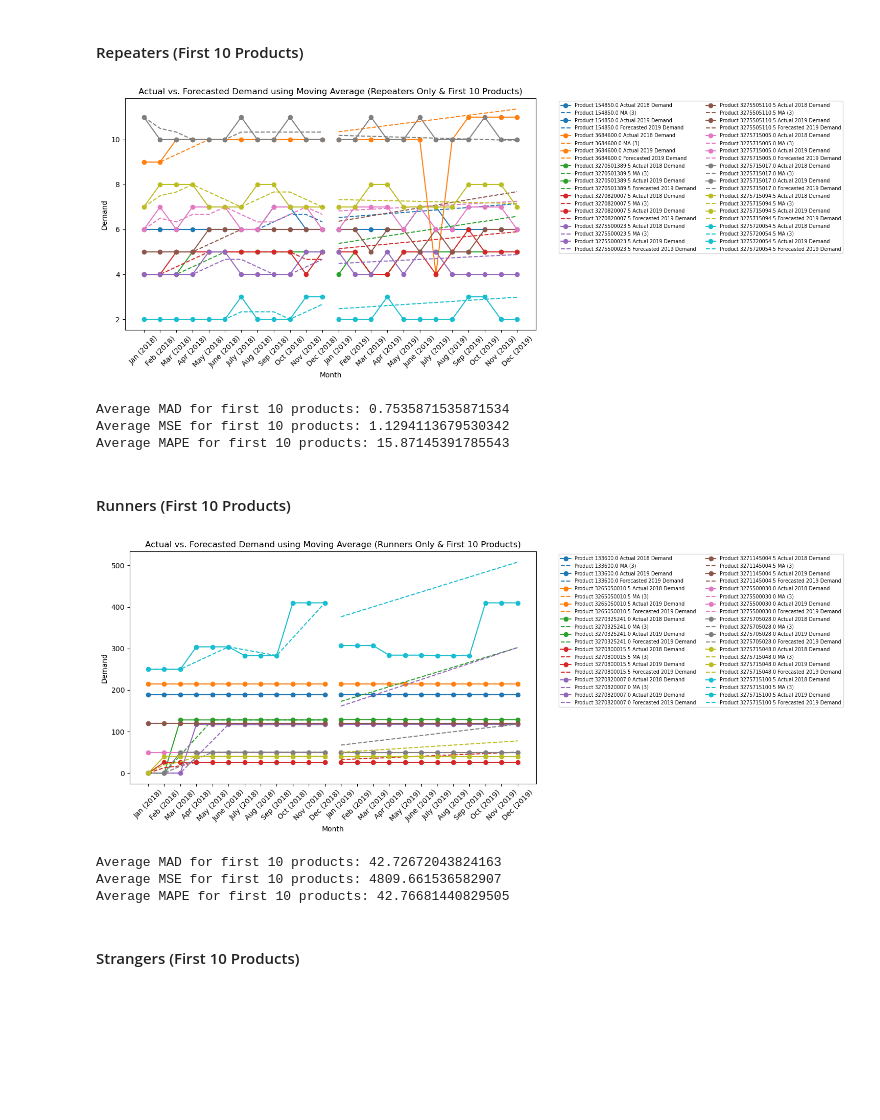
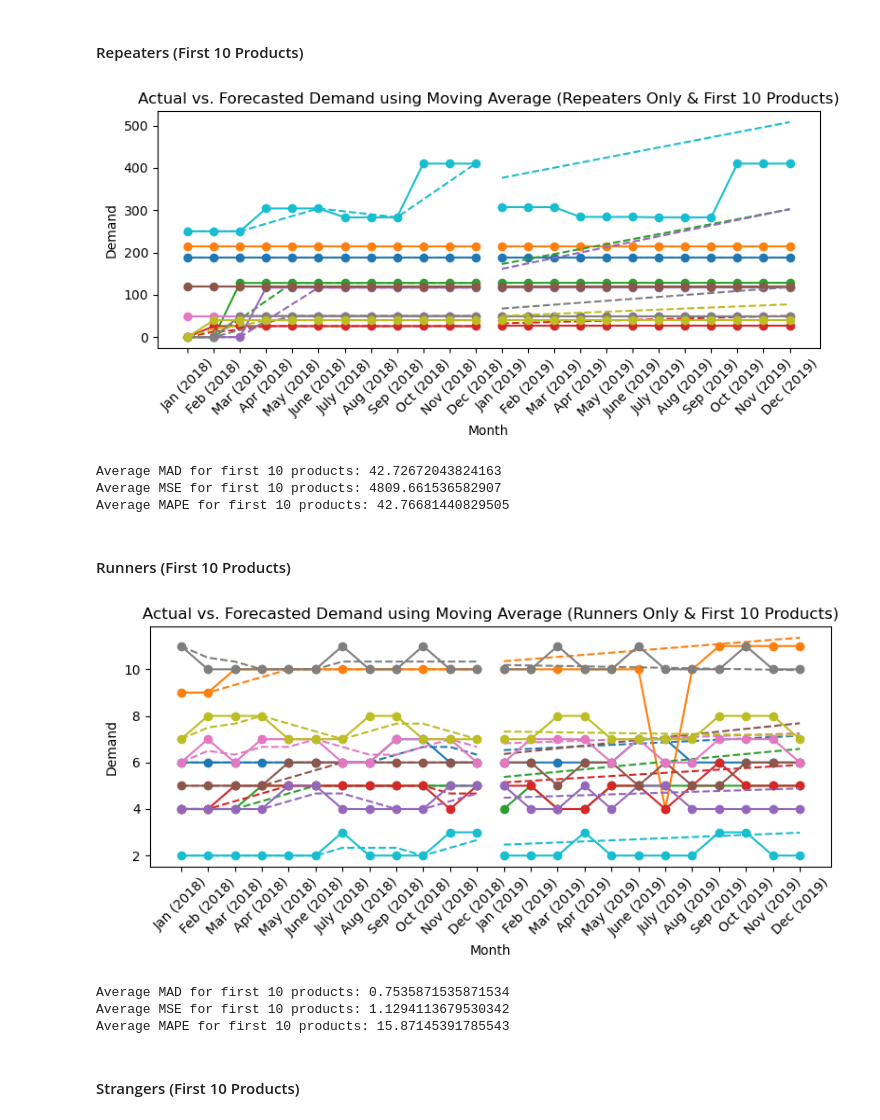
Before and after one commit to achchala/inventory-forecasting, a Jupyter notebook: moving_average.ipynb, the cells around one changed output. Drawn from its saved outputs; the diff is of its cells as text; code cells hidden in the pictures; blank space fills up the shorter version.

```diff
--- a/moving_average.ipynb
+++ b/moving_average.ipynb
@@ -134,7 +134,7 @@ start_index_2019 = df_repeaters.columns.get_loc("Jan (2019)")
 end_index_2019 = df_repeaters.columns.get_loc("Dec (2019)")
 
 # Initialize a plot
-plt.figure(figsize=(15, 6))
+plt.figure(figsize=(8, 4))
 colors = plt.cm.tab10(np.linspace(0, 1, 10))
 
 num_products_processed = 0
@@ -146,6 +146,9 @@ mape_list = []
 
 # Process each product
 for product_id, row in df_repeaters.iterrows():
+    # Skip product 3271255000
+    if product_id == 3271255000.5:
+        continue
     if num_products_processed < 10:
         # Get the color for the current product
         color = colors[num_products_processed]
@@ -181,38 +184,38 @@ for product_id, row in df_repeaters.iterrows():
             errors = test_data.values - forecast_moving_avg.flatten()
 
             # Calculate MAD, MSE, MAPE
             mad = np.mean(np.abs(errors))
             mse = np.mean(errors**2)
             mape = np.mean(np.abs(errors / test_data.values)) * 100
 
             # Store the calculated metrics
             mad_list.append(mad)
             mse_list.append(mse)
             mape_list.append(mape)
 
     # Increment the counter
     num_products_processed += 1
 
 plt.xlabel('Month')
 plt.ylabel('Demand')
 plt.title('Actual vs. Forecasted Demand using Moving Average (Repeaters Only & First 10 Products)')
 plt.xticks(rotation=45)
-plt.legend(bbox_to_anchor=(1.05, 1), loc='upper left', fontsize='x-small', ncol=2)
+# plt.legend(bbox_to_anchor=(1.05, 1), loc='upper left', fontsize='x-small', ncol=2)
 plt.tight_layout()
 plt.show()
 
 average_mad = np.mean(mad_list)
 average_mse = np.mean(mse_list)
 average_mape = np.mean(mape_list)
 
 print(f'Average MAD for first 10 products: {average_mad}')
 print(f'Average MSE for first 10 products: {average_mse}')
 print(f'Average MAPE for first 10 products: {average_mape}')
 # %% [output]
-[figure, old version]
+[figure, new version]
-Average MAD for first 10 products: 0.7535871535871534
-Average MSE for first 10 products: 1.1294113679530342
-Average MAPE for first 10 products: 15.87145391785543
+Average MAD for first 10 products: 42.72672043824163
+Average MSE for first 10 products: 4809.661536582907
+Average MAPE for first 10 products: 42.76681440829505
 # %% [markdown]
 #### Runners (First 10 Products)
 # %%
@@ -230,7 +233,7 @@ start_index_2019 = df_runners.columns.get_loc("Jan (2019)")
 end_index_2019 = df_runners.columns.get_loc("Dec (2019)")
 
 # Initialize a plot
-plt.figure(figsize=(15, 6))
+plt.figure(figsize=(8, 4))
 colors = plt.cm.tab10(np.linspace(0, 1, 10))
 
 num_products_processed = 0
@@ -242,10 +245,6 @@ mape_list = []
 
 # Process each product
 for product_id, row in df_runners.iterrows():
-    # Skip product 3271255000
-    if product_id == 3271255000.5:
-        continue
-
     if num_products_processed < 10:
         # Get the color for the current product
         color = colors[num_products_processed]
@@ -297,7 +296,7 @@ plt.xlabel('Month')
 plt.ylabel('Demand')
 plt.title('Actual vs. Forecasted Demand using Moving Average (Runners Only & First 10 Products)')
 plt.xticks(rotation=45)
-plt.legend(bbox_to_anchor=(1.05, 1), loc='upper left', fontsize='x-small', ncol=2)
+# plt.legend(bbox_to_anchor=(1.05, 1), loc='upper left', fontsize='x-small', ncol=2)
 plt.tight_layout()
 plt.show()
 
@@ -309,10 +308,10 @@ print(f'Average MAD for first 10 products: {average_mad}')
 print(f'Average MSE for first 10 products: {average_mse}')
 print(f'Average MAPE for first 10 products: {average_mape}')
 # %% [output]
-[figure, old version]
+[figure, new version]
-Average MAD for first 10 products: 42.72672043824163
-Average MSE for first 10 products: 4809.661536582907
-Average MAPE for first 10 products: 42.76681440829505
+Average MAD for first 10 products: 0.7535871535871534
+Average MSE for first 10 products: 1.1294113679530342
+Average MAPE for first 10 products: 15.87145391785543
 # %% [markdown]
 #### Strangers (First 10 Products)
 # %%
```
Also changed, not shown: parts of 4 cells of this notebook, 2 other files.
